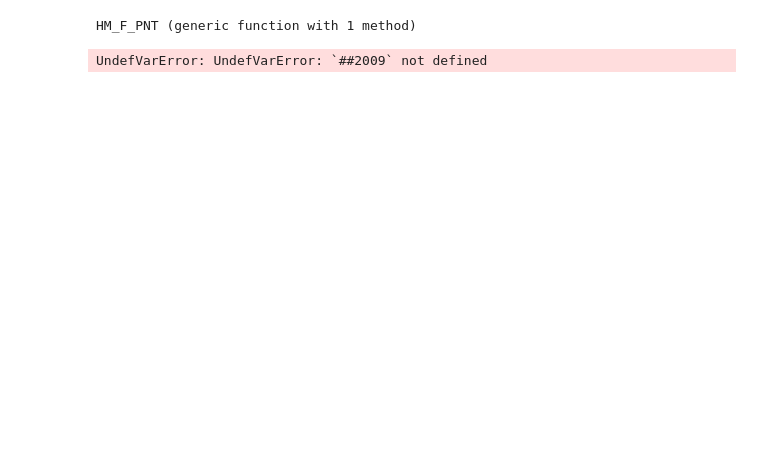
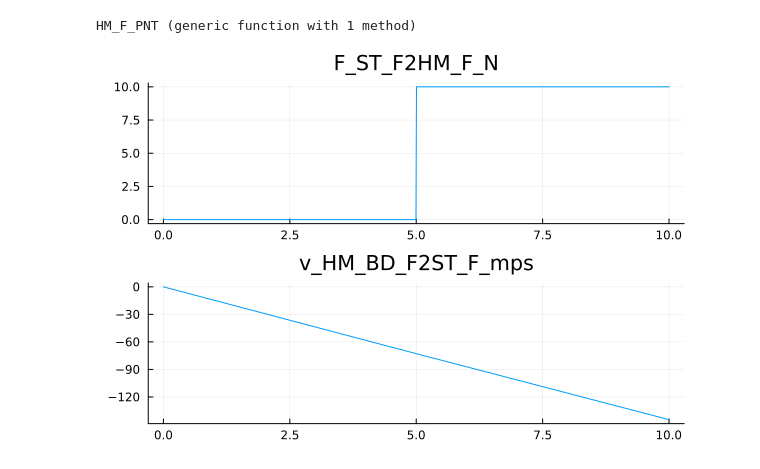
Before and after one commit to rellab/JuliaMBD-experiment, a Jupyter notebook: HM_F_PNT.ipynb, the cells around one changed output. Cells and saved outputs as stored; diff of their text form; code cells hidden in the pictures; blank space fills up the shorter version.

```diff
--- a/HM_F_PNT.ipynb
+++ b/HM_F_PNT.ipynb
@@ -125,22 +121,22 @@ end
 # %% [output]
 HM_F_PNT (generic function with 1 method)
 # %%
-@model TestHM_F_PNT begin
+@model testblock begin
     @block begin
         m = HM_F_PNT()
-        s1 = Step(steptime=5, finalvalue=100)
+        s1 = Step(steptime=5, finalvalue=10)
     end
     @connect begin
         s1.out => m.F_ST_F2HM_F_N
     end
     @scope begin
-        m.F_ST_F2HM_F_N => in
-        m.v_HM_BD_F2ST_F_mps => out
+        m.F_ST_F2HM_F_N => F_ST_F2HM_F_N
+        m.v_HM_BD_F2ST_F_mps => v_HM_BD_F2ST_F_mps
     end
 end
 
-m = @compile TestHM_F_PNT()
+m = @compile_derivative testblock()
 res = simulate(m, tspan=[0, 10])
 plot(res)
 # %% [output]
-UndefVarError: UndefVarError: `##2009` not defined
+[figure, added]
```
Also changed, not shown: parts of 10 cells of this notebook, 7 other files.
